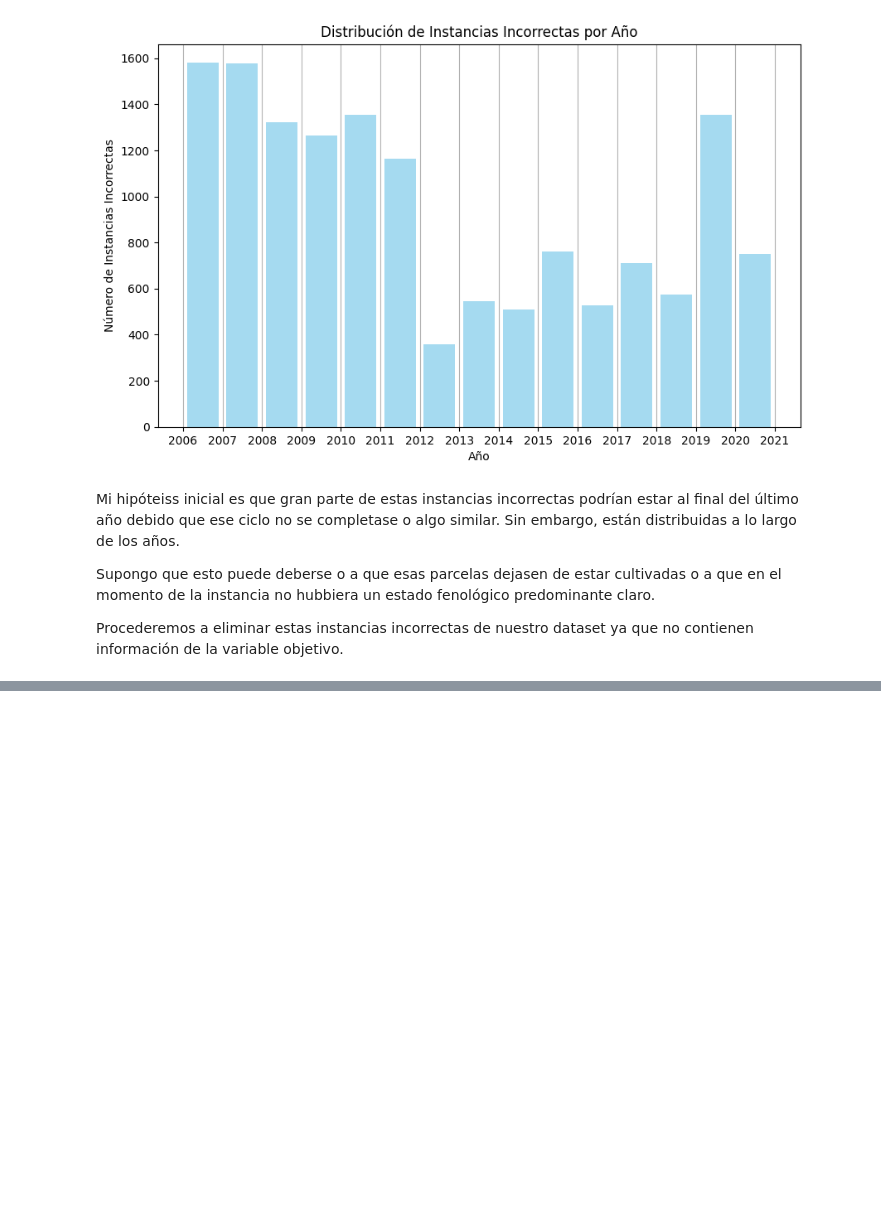
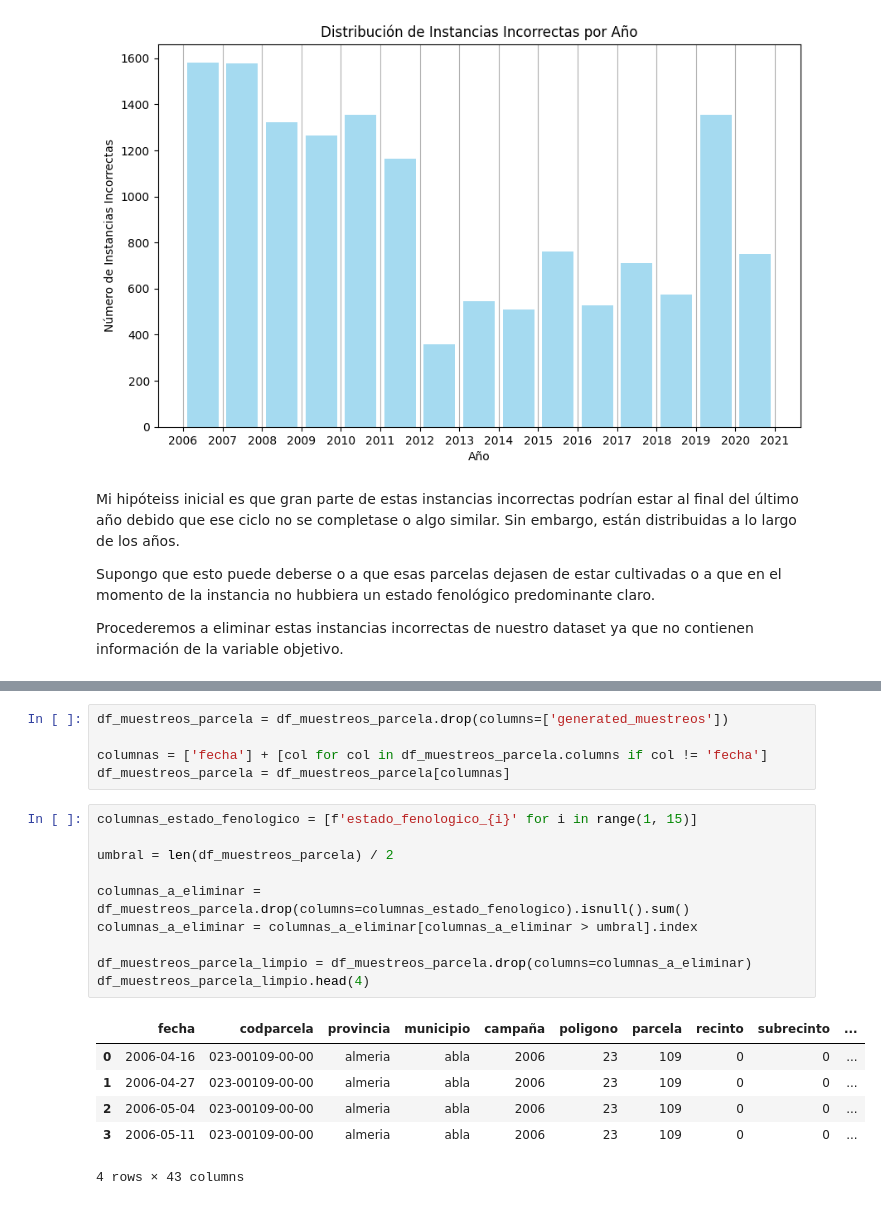
Before and after one commit to Zrive/zrive-ds-1q24-olive-stage-prediction, a Jupyter notebook: src/EDAS-Alvaro.ipynb, the cells around one changed output, grey strips where cells are left out. Cells and saved outputs as stored; diff of their text form; blank space fills up the shorter version.

```diff
--- a/src/EDAS-Alvaro.ipynb
+++ b/src/EDAS-Alvaro.ipynb
@@ -339,0 +372,22 @@ df_muestreos_parcela
+# %%
+df_muestreos_parcela = df_muestreos_parcela.drop(columns=['generated_muestreos'])
+
+columnas = ['fecha'] + [col for col in df_muestreos_parcela.columns if col != 'fecha']
+df_muestreos_parcela = df_muestreos_parcela[columnas]
+# %%
+columnas_estado_fenologico = [f'estado_fenologico_{i}' for i in range(1, 15)]
+
+umbral = len(df_muestreos_parcela) / 2
+
+columnas_a_eliminar = df_muestreos_parcela.drop(columns=columnas_estado_fenologico).isnull().sum()
+columnas_a_eliminar = columnas_a_eliminar[columnas_a_eliminar > umbral].index
+
+df_muestreos_parcela_limpio = df_muestreos_parcela.drop(columns=columnas_a_eliminar)
+df_muestreos_parcela_limpio.head(4)
+# %% [output]
+|  | fecha | codparcela | provincia | municipio | campaña | poligono | parcela | recinto | subrecinto | ... |
+| 0 | 2006-04-16 | 023-00109-00-00 | almeria | abla | 2006 | 23 | 109 | 0 | 0 | ... |
+| 1 | 2006-04-27 | 023-00109-00-00 | almeria | abla | 2006 | 23 | 109 | 0 | 0 | ... |
+| 2 | 2006-05-04 | 023-00109-00-00 | almeria | abla | 2006 | 23 | 109 | 0 | 0 | ... |
+| 3 | 2006-05-11 | 023-00109-00-00 | almeria | abla | 2006 | 23 | 109 | 0 | 0 | ... |
+4 rows × 43 columns
```
Also changed, not shown: parts of 10 cells of this notebook.
